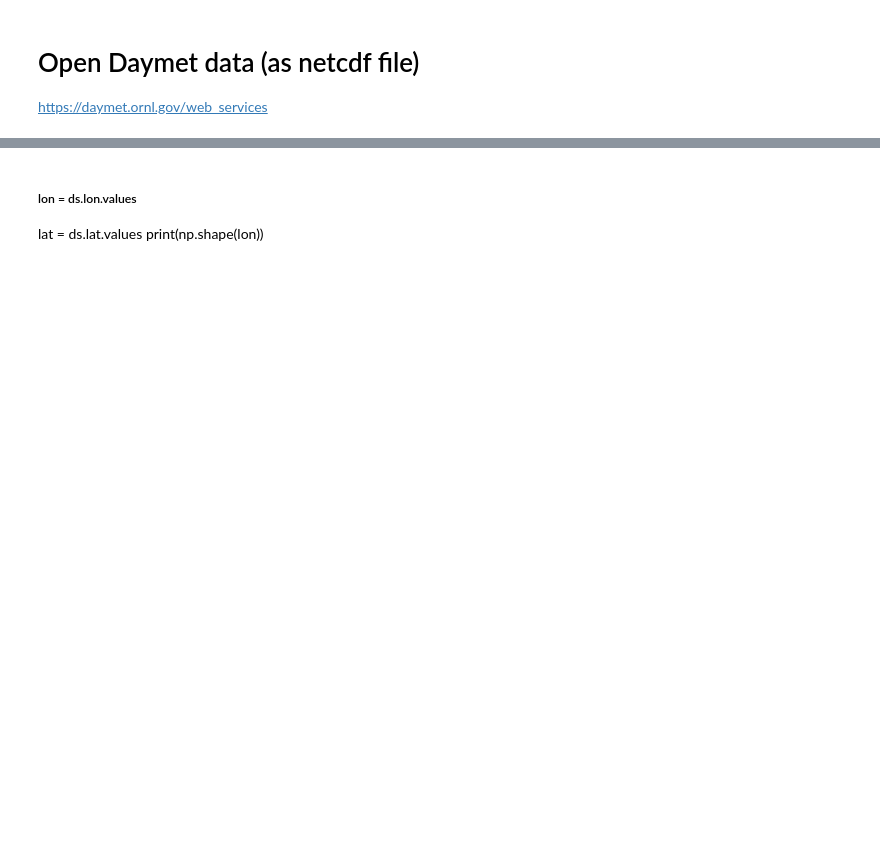
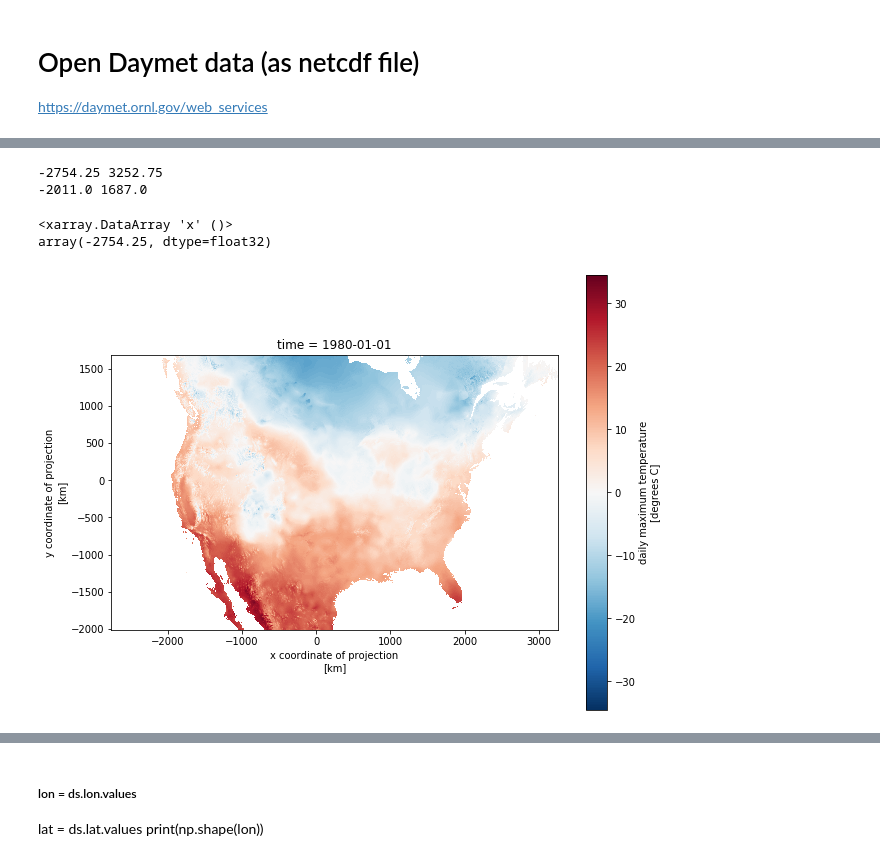
Before and after one commit to nhm-usgs/onhm-fetcher-parser, a Jupyter notebook: notebooks/final_notebooks/Daymet_hru_v1_1_testMap.ipynb, the cells around one changed output, grey strips where cells are left out. Saved outputs shown, nothing was run; the diff lists cells and outputs as text; code cells hidden in the pictures; blank space fills up the shorter version.

```diff
--- a/notebooks/final_notebooks/Daymet_hru_v1_1_testMap.ipynb
+++ b/notebooks/final_notebooks/Daymet_hru_v1_1_testMap.ipynb
@@ -183,7 +201,23 @@ ds.tmax.plot()
+# %%
+x_min = np.min(ds.x.values)
+x_max = np.max(ds.x.values)
+print(x_min, x_max)
+y_min = np.min(ds.y.values)
+y_max = np.max(ds.y.values)
+print(y_min, y_max)
+# %% [output]
+-2754.25 3252.75
+-2011.0 1687.0
+# %%
+tx_min = ds.x.min()
+tx_min
+# %% [output]
+<xarray.DataArray 'x' ()>
+array(-2754.25, dtype=float32)
 # %%
-# tmax = ds.tmax.isel(time=[0])
-tmax = ds.tmax
-# p = tmax.plot(col = 'time', aspect = ds.dims['x']/ds.dims['y'], size = 2)
-p = tmax.plot()
+# ds.tmax.sel(time='2018-12-31')
+p = ds.tmax.sel(time='1980-01-01').plot.imshow()
 p.axes.set_aspect('equal')
 plt.show()
+# %% [output]
+[figure, added]
```
Also changed, not shown: parts of 15 cells of this notebook.
